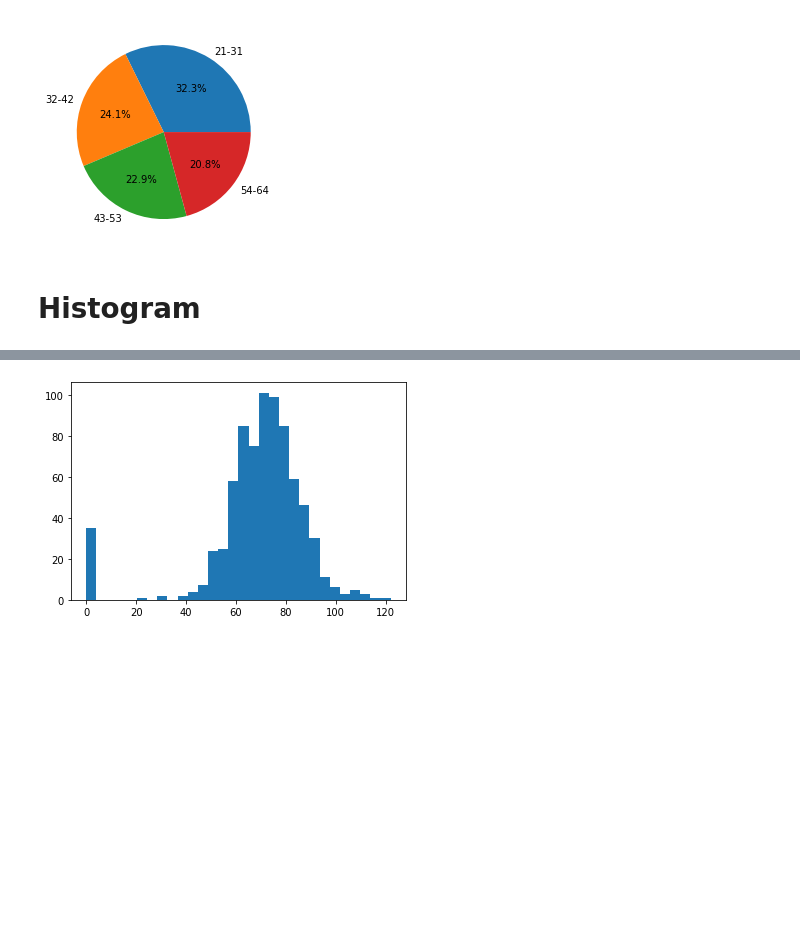
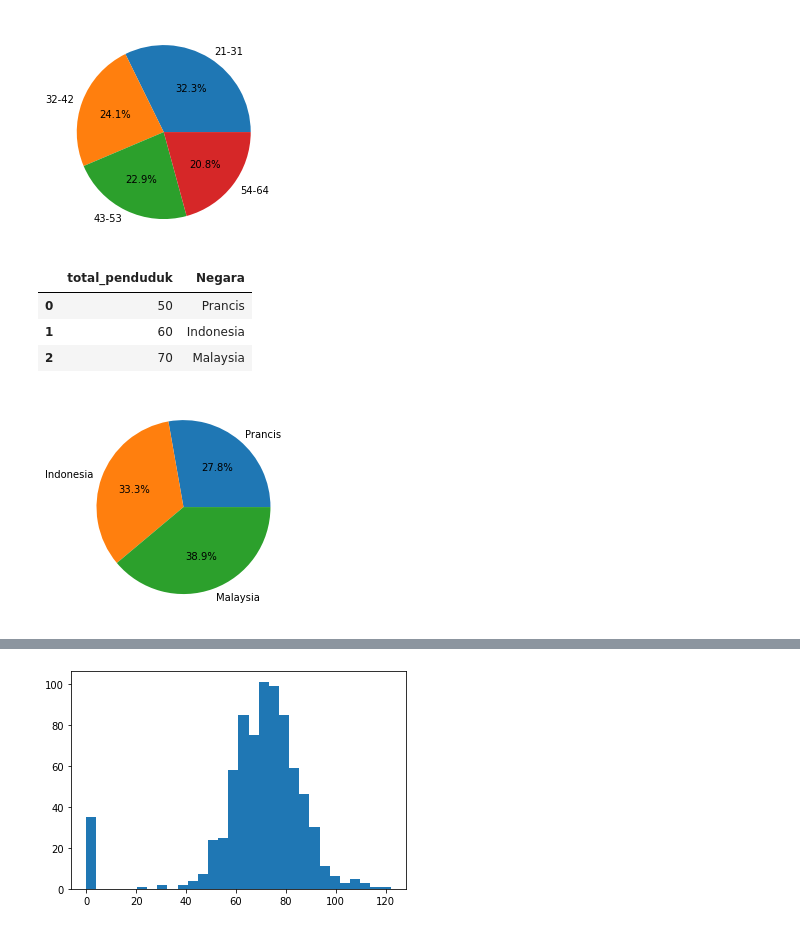
Before and after one commit to arofiqimaulana/Course-Python-For-Data-Analysis, a Jupyter notebook: Section 6 (Data Visualization)/Matplotlib.ipynb, the cells around one changed output, grey strips where cells are left out. Drawn from its saved outputs; the diff is of its cells as text; code cells hidden in the pictures; blank space fills up the shorter version.

```diff
--- a/Section 6 (Data Visualization)/Matplotlib.ipynb
+++ b/Section 6 (Data Visualization)/Matplotlib.ipynb
@@ -151,5 +197,20 @@ plt.pie('total', labels='kelas', autopct='%1.1f%%',data=df_group)
 plt.show()
 # %% [output]
 [figure]
-# %% [markdown]
-# Histogram
+# %%
+# contoh 2
+negara = ['Prancis','Indonesia','Malaysia']
+total_penduduk = [50,60,70]
+df_negara = pd.DataFrame(negara,total_penduduk).reset_index()
+df_negara.columns = ['total_penduduk','Negara']
+df_negara
+# %% [output]
+|  | total_penduduk | Negara |
+| 0 | 50 | Prancis |
+| 1 | 60 | Indonesia |
+| 2 | 70 | Malaysia |
+# %%
+plt.pie('total_penduduk', labels='Negara', autopct='%1.1f%%',data=df_negara)
+plt.show()
+# %% [output]
+[figure, added]
```
Also changed, not shown: parts of 20 cells of this notebook, 1 other file.
